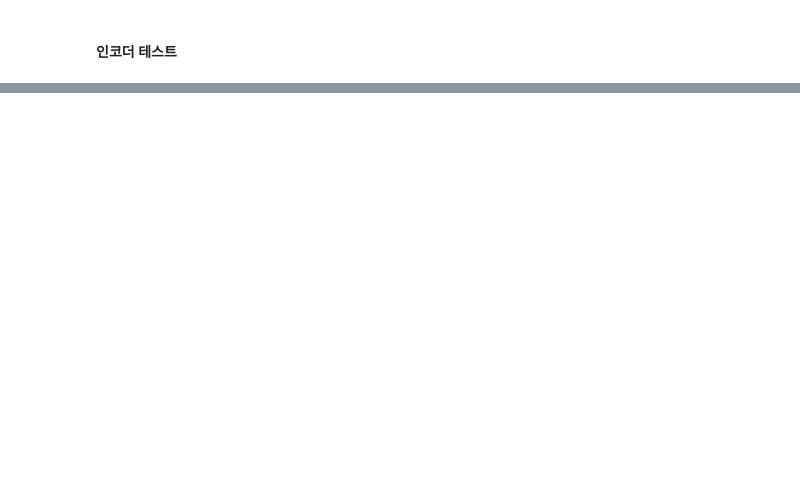
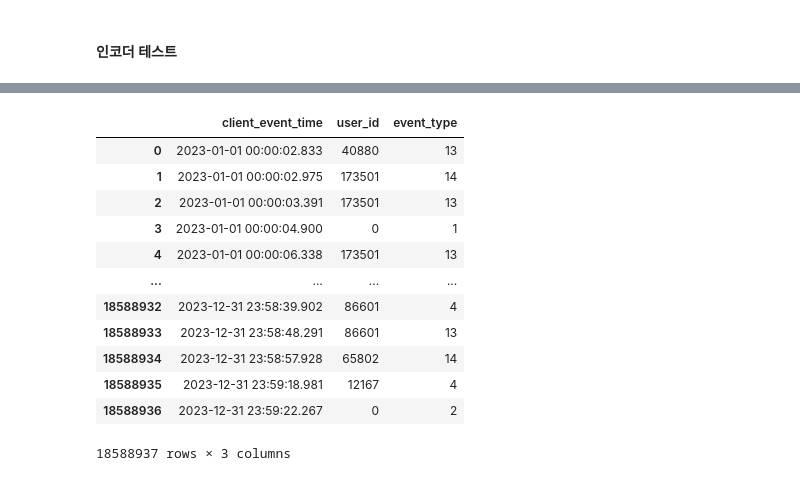
Before and after one commit to saeraniren/intermediate_project, a Jupyter notebook: USB_main_with_encoding.ipynb, the cells around one changed output, grey strips where cells are left out. Cells and saved outputs as stored; diff of their text form; code cells hidden in the pictures; blank space fills up the shorter version.

```diff
--- a/USB_main_with_encoding.ipynb
+++ b/USB_main_with_encoding.ipynb
@@ -430,0 +994,17 @@ type: ['email' 'facebook' 'google' 'kakao' 'naver']
+# %%
+com_df_23 = df_2023[core_col]
+com_df_23
+# %% [output]
+|  | client_event_time | user_id | event_type |
+| 0 | 2023-01-01 00:00:02.833 | 40880 | 13 |
+| 1 | 2023-01-01 00:00:02.975 | 173501 | 14 |
+| 2 | 2023-01-01 00:00:03.391 | 173501 | 13 |
+| 3 | 2023-01-01 00:00:04.900 | 0 | 1 |
+| 4 | 2023-01-01 00:00:06.338 | 173501 | 13 |
+| ... | ... | ... | ... |
+| 18588932 | 2023-12-31 23:58:39.902 | 86601 | 4 |
+| 18588933 | 2023-12-31 23:58:48.291 | 86601 | 13 |
+| 18588934 | 2023-12-31 23:58:57.928 | 65802 | 14 |
+| 18588935 | 2023-12-31 23:59:18.981 | 12167 | 4 |
+| 18588936 | 2023-12-31 23:59:22.267 | 0 | 2 |
+18588937 rows × 3 columns
```
Also changed, not shown: parts of 36 cells of this notebook.
